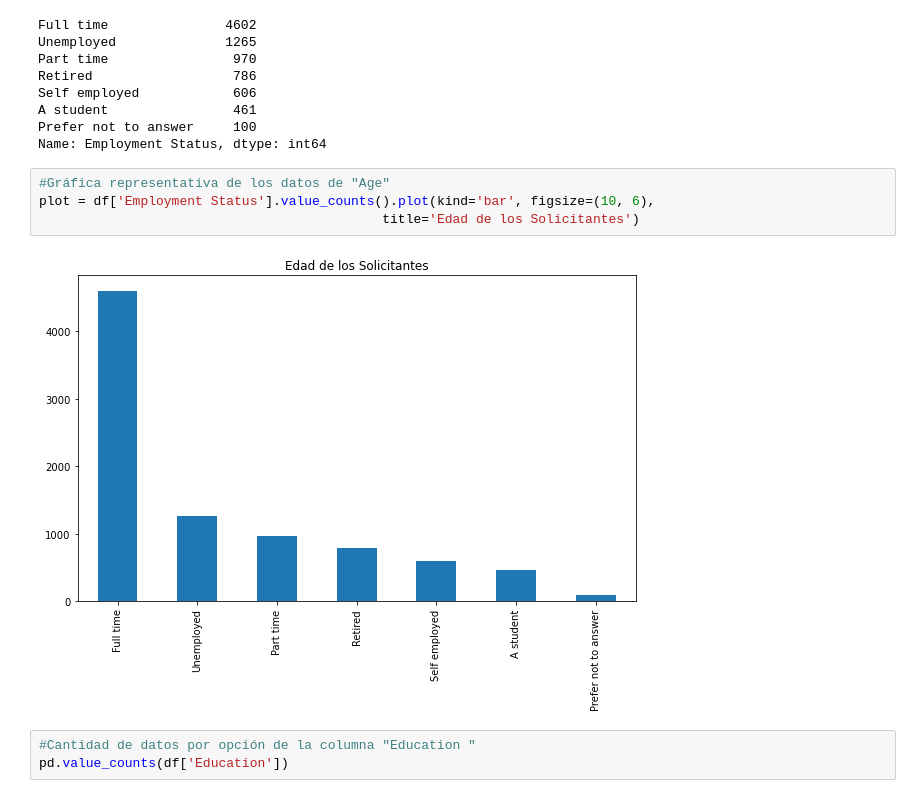
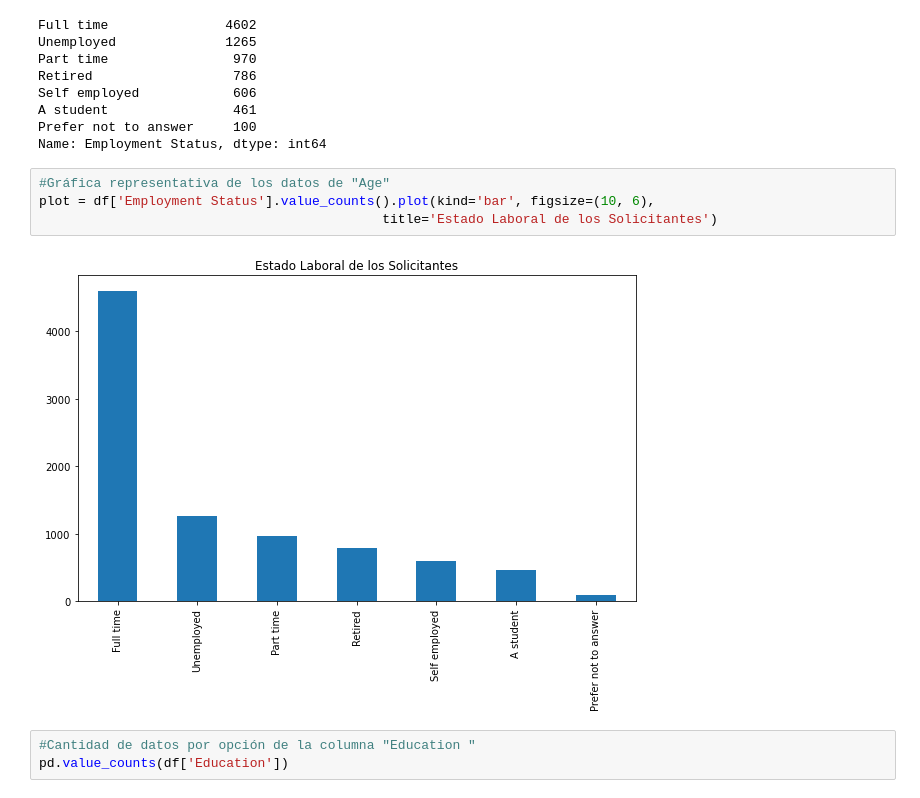
Before and after one commit to danielavillamar/ProyectoIA-KNN, a Jupyter notebook: ProyectoFinal.ipynb, the cells around one changed output. Saved outputs shown, nothing was run; the diff lists cells and outputs as text.

```diff
--- a/ProyectoFinal.ipynb
+++ b/ProyectoFinal.ipynb
@@ -115,9 +128,9 @@ Name: Employment Status, dtype: int64
 # %%
 #Gráfica representativa de los datos de "Age"
 plot = df['Employment Status'].value_counts().plot(kind='bar', figsize=(10, 6),
-                                            title='Edad de los Solicitantes')
+                                            title='Estado Laboral de los Solicitantes')
 # %% [output]
-[figure, old version]
+[figure, new version]
 # %%
 #Cantidad de datos por opción de la columna "Education "
 pd.value_counts(df['Education'])
```
Also changed, not shown: parts of 33 cells of this notebook.
